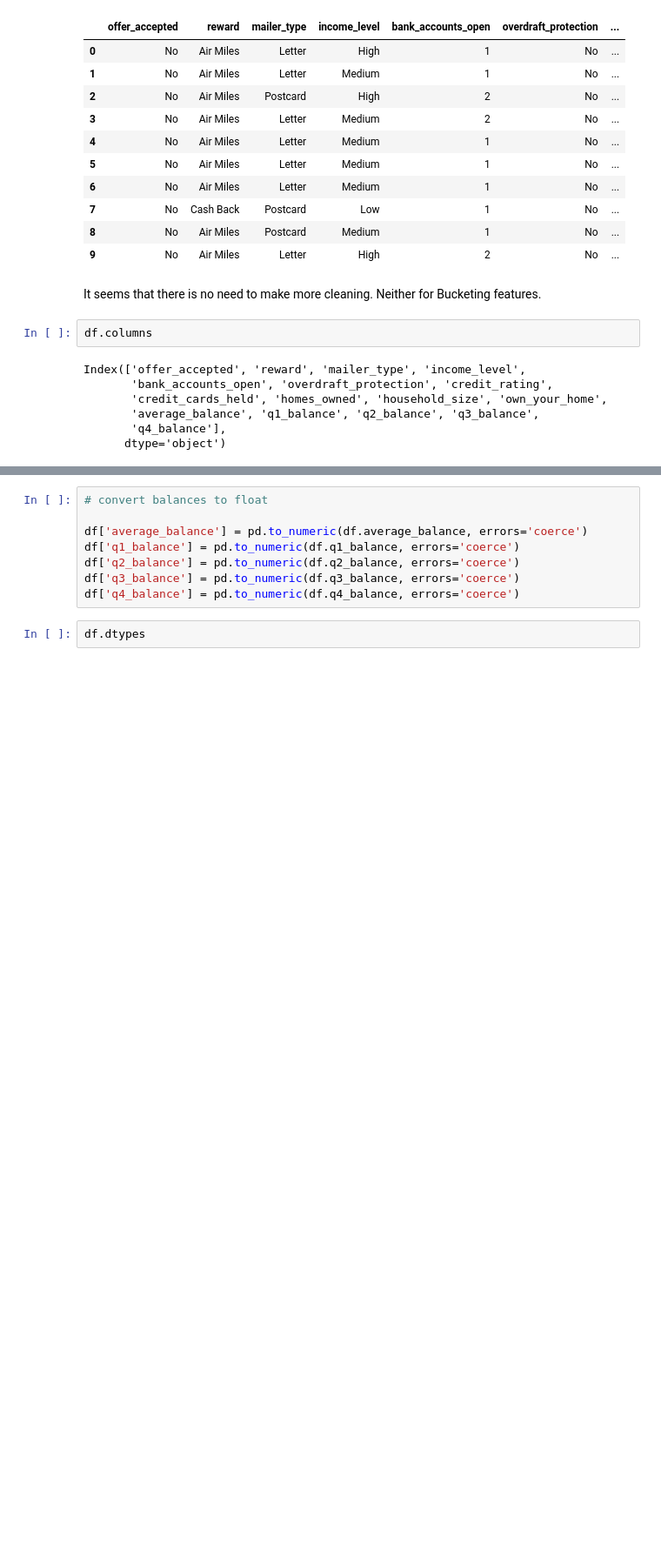
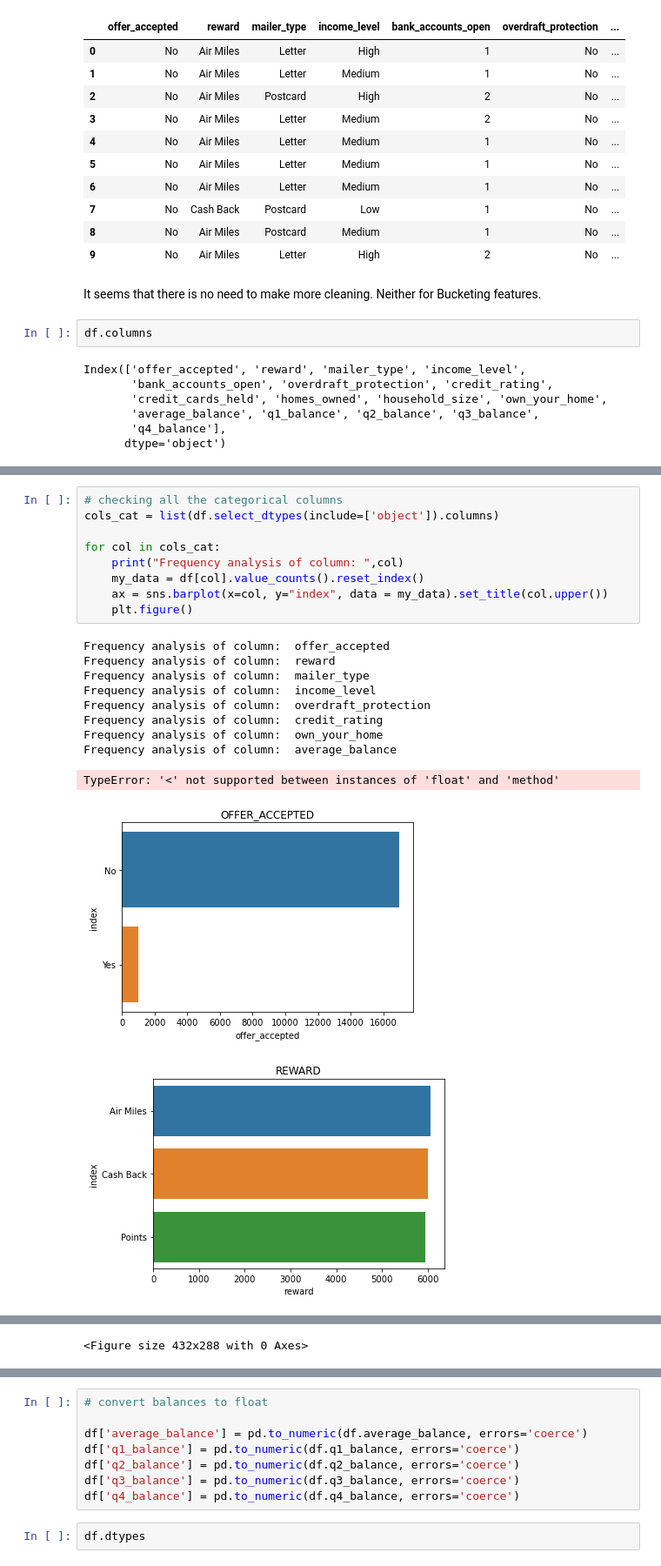
Before and after one commit to KC2016/Case-Study-Classification, a Jupyter notebook: case_study_classification.ipynb, the cells around one changed output, grey strips where cells are left out. Shown at 87% size. Cells and saved outputs as stored; diff of their text form; blank space fills up the shorter version.

```diff
--- a/case_study_classification.ipynb
+++ b/case_study_classification.ipynb
@@ -208,0 +240,21 @@ df = df.replace({'offer_accepted': {'Yes': 1,'No': 0}})
+# %%
+# checking all the categorical columns
+cols_cat = list(df.select_dtypes(include=['object']).columns)
+
+for col in cols_cat:
+    print("Frequency analysis of column: ",col)
+    my_data = df[col].value_counts().reset_index()
+    ax = sns.barplot(x=col, y="index", data = my_data).set_title(col.upper())
+    plt.figure()
+# %% [output]
+Frequency analysis of column:  offer_accepted
+Frequency analysis of column:  reward
+Frequency analysis of column:  mailer_type
+Frequency analysis of column:  income_level
+Frequency analysis of column:  overdraft_protection
+Frequency analysis of column:  credit_rating
+Frequency analysis of column:  own_your_home
+Frequency analysis of column:  average_balance
+TypeError: '<' not supported between instances of 'float' and 'method'
+[figure, added]
+[figure, added]
@@ -208,0 +266 @@ df = df.replace({'offer_accepted': {'Yes': 1,'No': 0}})
+<Figure size 432x288 with 0 Axes>
```
Also changed, not shown: parts of 29 cells of this notebook, 1 other file.
